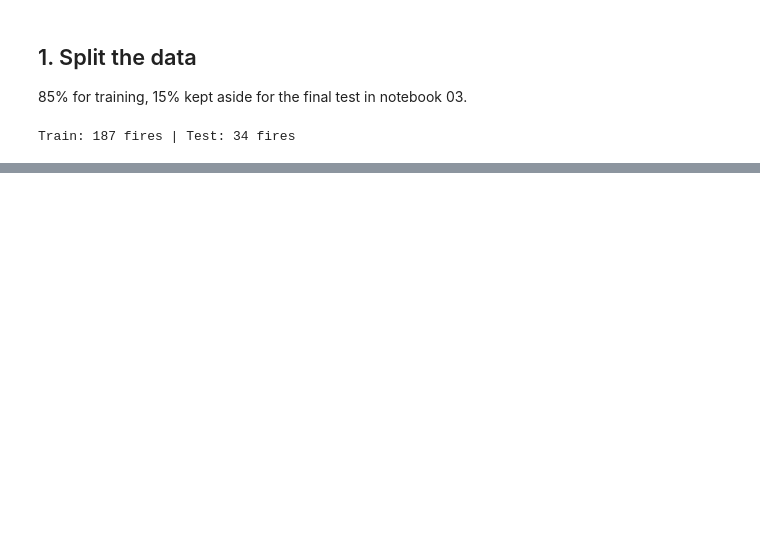
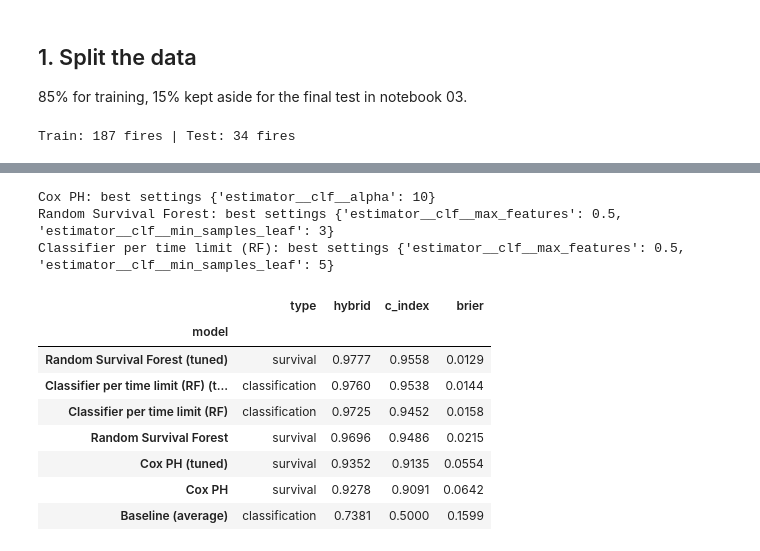
Before and after one commit to Re7absu/wildfire-evacuation-risk, a Jupyter notebook: notebooks/02_training.ipynb, the cells around one changed output, grey strips where cells are left out. Drawn from its saved outputs; the diff is of its cells as text; code cells hidden in the pictures; blank space fills up the shorter version.

```diff
--- a/notebooks/02_training.ipynb
+++ b/notebooks/02_training.ipynb
@@ -61,0 +70,18 @@ We train one model per time limit (12/24/48/72 h) and score it with 5-fold cross
+# %%
+# The models to compare: two survival models (core) and two reference approaches
+models = {
+    "Baseline (average)": MultiHorizonModel(make_pipeline(DummyClassifier(strategy="prior"))),
+    "Classifier per time limit (RF)": MultiHorizonModel(make_pipeline(RandomForestClassifier(n_estimators=300, random_state=42))),
+    "Cox PH": SurvivalModel(make_pipeline(CoxPHSurvivalAnalysis(alpha=1.0))),
+    "Random Survival Forest": SurvivalModel(make_pipeline(RandomSurvivalForest(n_estimators=300, min_samples_leaf=5, random_state=42))),
+}
+SURVIVAL = {"Cox PH", "Random Survival Forest"}
+
+# Score each model with 5-fold cross-validation (Hybrid, C-index and Brier)
+rows = []
+for name, model in models.items():
+    r = cross_validate(model, X, y, cv=folds, scoring=SCORING, n_jobs=-1)
+    rows.append({"model": name, "type": "survival" if name in SURVIVAL else "classification",
+                 "hybrid": r["test_hybrid"].mean(), "c_index": r["test_c_index"].mean(), "brier": -r["test_neg_brier"].mean()})
+results = pd.DataFrame(rows).set_index("model")
+results.round(4)
@@ -62 +98,30 @@ We train one model per time limit (12/24/48/72 h) and score it with 5-fold cross
+# %%
+# Settings to try for each model
+grids = {
+    "Cox PH": {"estimator__clf__alpha": [0.01, 0.1, 1, 10, 100]},
+    "Random Survival Forest": {"estimator__clf__min_samples_leaf": [3, 5, 10, 15], "estimator__clf__max_features": ["sqrt", 0.5, None]},
+    "Classifier per time limit (RF)": {"estimator__clf__min_samples_leaf": [1, 3, 5, 10], "estimator__clf__max_features": ["sqrt", 0.5]},
+}
+# Run the search for each model and record the best score
+searches = {}
+for name, grid in grids.items():
+    searches[name] = GridSearchCV(models[name], grid, cv=folds, scoring=SCORING, refit="hybrid", n_jobs=-1).fit(X, y)
+    best = pd.DataFrame(searches[name].cv_results_).loc[searches[name].best_index_]
+    results.loc[name + " (tuned)"] = ["survival" if name in SURVIVAL else "classification",
+                                      best["mean_test_hybrid"], best["mean_test_c_index"], -best["mean_test_neg_brier"]]
+    print(f"{name}: best settings {searches[name].best_params_}")
+results.sort_values("hybrid", ascending=False).round(4)
+# %% [output]
+Cox PH: best settings {'estimator__clf__alpha': 10}
+Random Survival Forest: best settings {'estimator__clf__max_features': 0.5, 'estimator__clf__min_samples_leaf': 3}
+Classifier per time limit (RF): best settings {'estimator__clf__max_features': 0.5, 'estimator__clf__min_samples_leaf': 5}
+|  | type | hybrid | c_index | brier |
+| model |  |  |  |  |
+| Random Survival Forest (tuned) | survival | 0.9777 | 0.9558 | 0.0129 |
+| Classifier per time limit (RF) (t... | classification | 0.9760 | 0.9538 | 0.0144 |
+| Classifier per time limit (RF) | classification | 0.9725 | 0.9452 | 0.0158 |
+| Random Survival Forest | survival | 0.9696 | 0.9486 | 0.0215 |
+| Cox PH (tuned) | survival | 0.9352 | 0.9135 | 0.0554 |
+| Cox PH | survival | 0.9278 | 0.9091 | 0.0642 |
+| Baseline (average) | classification | 0.7381 | 0.5000 | 0.1599 |
 # %%
```
Also changed, not shown: parts of 16 cells of this notebook, 33 other files.
